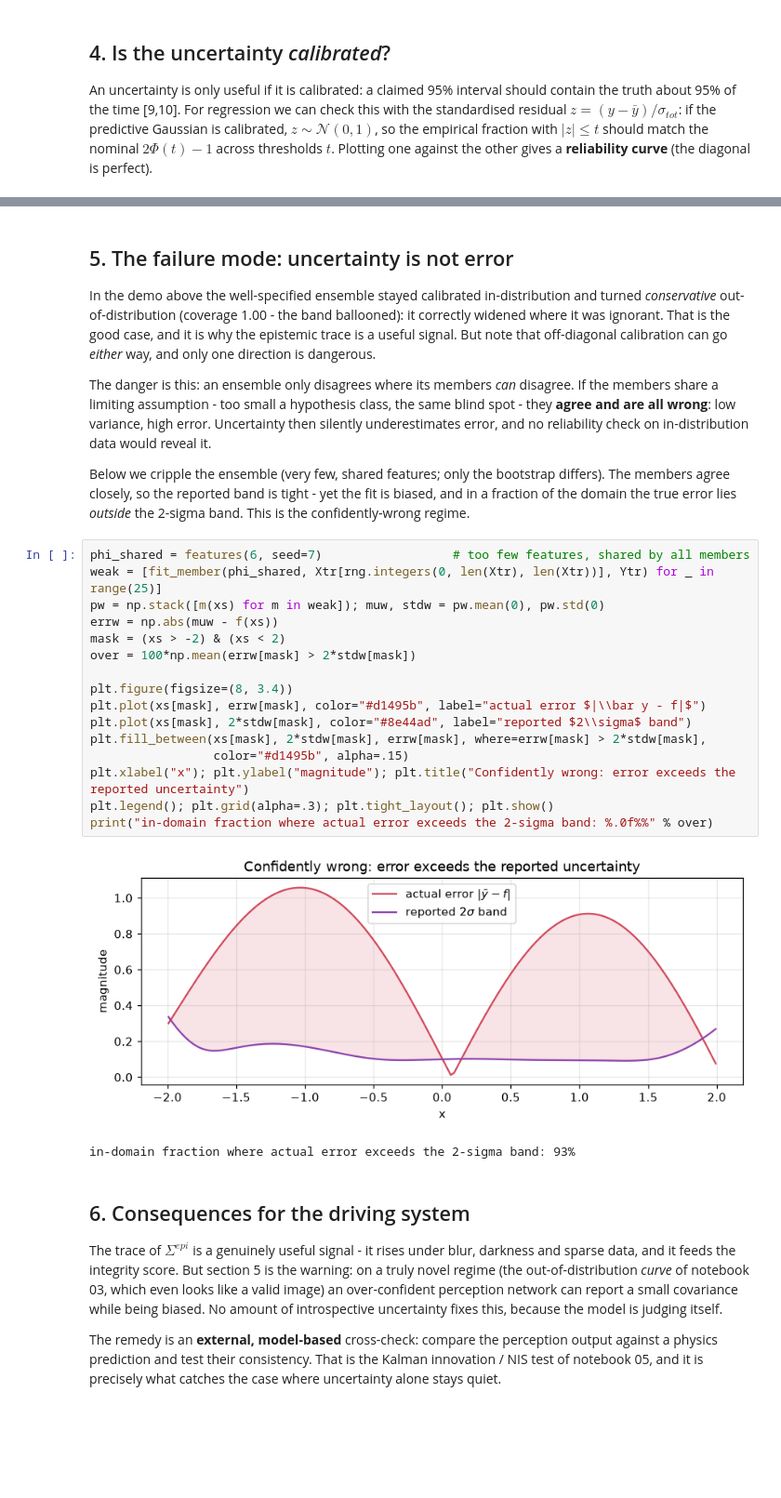
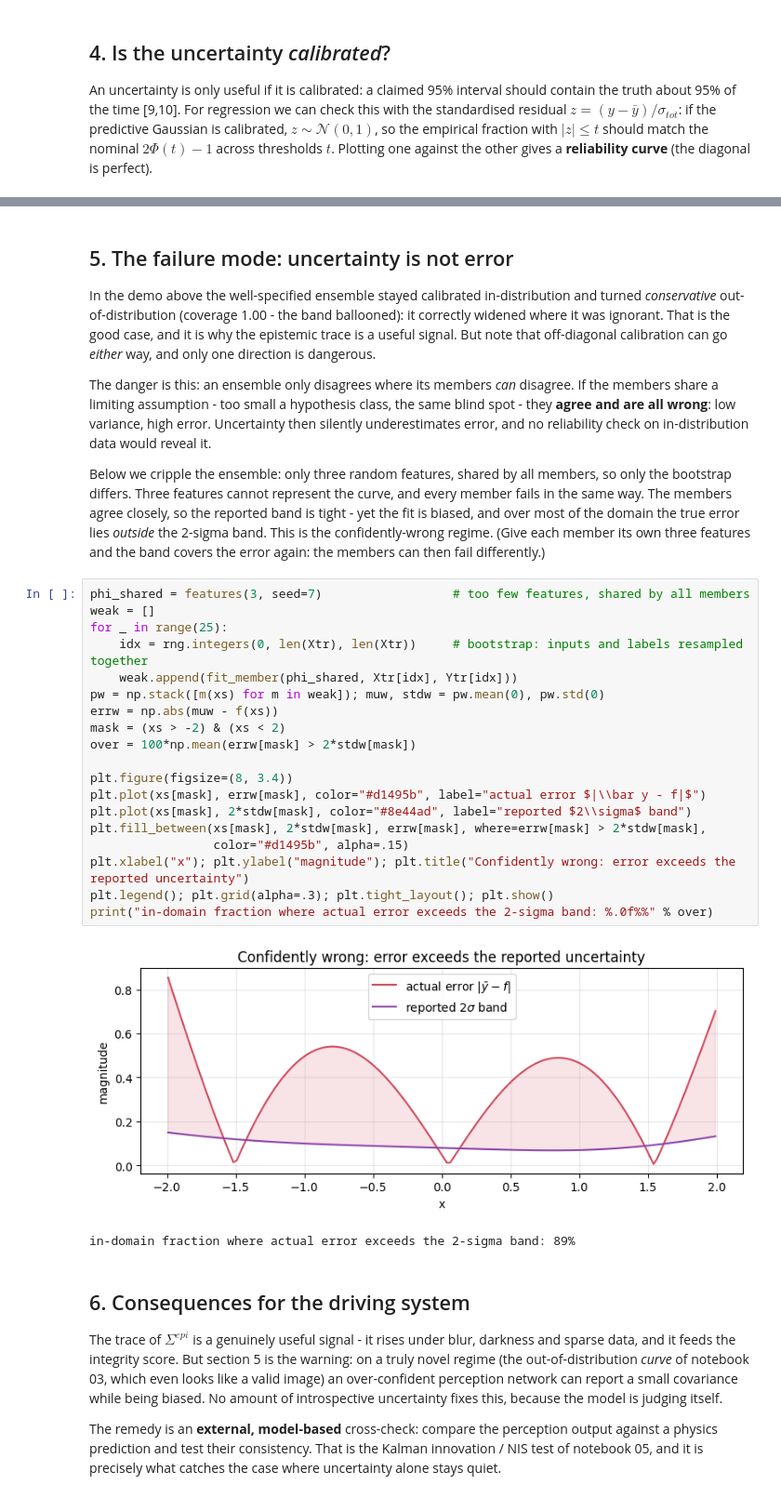
Before and after one commit to ElieRouphael/trustdrive-minilab, a Jupyter notebook: trustdrive-course/notebooks/04_uncertainty_ensembles.ipynb, the cells around one changed output, grey strips where cells are left out. Shown at 93% size. Drawn from its saved outputs; the diff is of its cells as text; blank space fills up the shorter version.

```diff
--- a/trustdrive-course/notebooks/04_uncertainty_ensembles.ipynb
+++ b/trustdrive-course/notebooks/04_uncertainty_ensembles.ipynb
@@ -170,29 +170,35 @@ blind spot - they **agree and are all wrong**: low variance, high error. Uncerta
 then silently underestimates error, and no reliability check on in-distribution data
 would reveal it.
 
-Below we cripple the ensemble (very few, shared features; only the bootstrap
-differs). The members agree closely, so the reported band is tight - yet the fit is
-biased, and in a fraction of the domain the true error lies *outside* the 2-sigma
-band. This is the confidently-wrong regime.
+Below we cripple the ensemble: only three random features, shared by all members,
+so only the bootstrap differs. Three features cannot represent the curve, and every
+member fails in the same way. The members agree closely, so the reported band is
+tight - yet the fit is biased, and over most of the domain the true error lies
+*outside* the 2-sigma band. This is the confidently-wrong regime. (Give each member
+its own three features and the band covers the error again: the members can then
+fail differently.)
 # %%
-phi_shared = features(6, seed=7)                  # too few features, shared by all members
-weak = [fit_member(phi_shared, Xtr[rng.integers(0, len(Xtr), len(Xtr))], Ytr) for _ in range(25)]
+phi_shared = features(3, seed=7)                  # too few features, shared by all members
+weak = []
+for _ in range(25):
+    idx = rng.integers(0, len(Xtr), len(Xtr))     # bootstrap: inputs and labels resampled together
+    weak.append(fit_member(phi_shared, Xtr[idx], Ytr[idx]))
 pw = np.stack([m(xs) for m in weak]); muw, stdw = pw.mean(0), pw.std(0)
 errw = np.abs(muw - f(xs))
 mask = (xs > -2) & (xs < 2)
 over = 100*np.mean(errw[mask] > 2*stdw[mask])
 
 plt.figure(figsize=(8, 3.4))
 plt.plot(xs[mask], errw[mask], color="#d1495b", label="actual error $|\\bar y - f|$")
 plt.plot(xs[mask], 2*stdw[mask], color="#8e44ad", label="reported $2\\sigma$ band")
 plt.fill_between(xs[mask], 2*stdw[mask], errw[mask], where=errw[mask] > 2*stdw[mask],
                  color="#d1495b", alpha=.15)
 plt.xlabel("x"); plt.ylabel("magnitude"); plt.title("Confidently wrong: error exceeds the reported uncertainty")
 plt.legend(); plt.grid(alpha=.3); plt.tight_layout(); plt.show()
 print("in-domain fraction where actual error exceeds the 2-sigma band: %.0f%%" % over)
 # %% [output]
-[figure, old version]
+[figure, new version]
-in-domain fraction where actual error exceeds the 2-sigma band: 93%
+in-domain fraction where actual error exceeds the 2-sigma band: 89%
 # %% [markdown]
 ## 6. Consequences for the driving system
 
```
Also changed, not shown: parts of 3 cells of this notebook, 7 other files.
